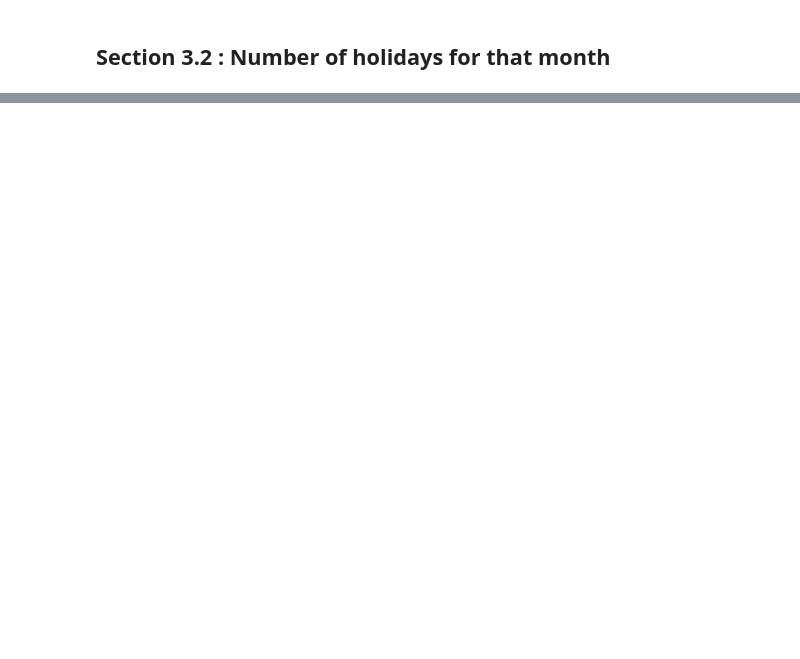
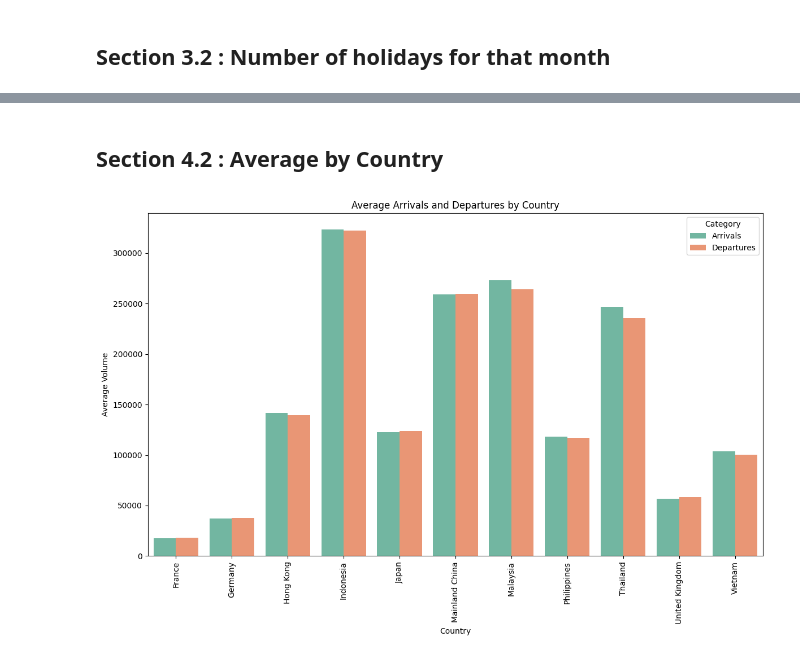
Before and after one commit to vianiecetan/traveltrends, a Jupyter notebook: flight_data_with_holidays.ipynb, the cells around one changed output, grey strips where cells are left out. Saved outputs shown, nothing was run; the diff lists cells and outputs as text; code cells hidden in the pictures; blank space fills up the shorter version.

```diff
--- a/flight_data_with_holidays.ipynb
+++ b/flight_data_with_holidays.ipynb
@@ -635,0 +460,28 @@ Processed and saved: merged_flight_train_with_holidays.csv
+# %%
+import pandas as pd
+import seaborn as sns
+import matplotlib.pyplot as plt
+
+# Load the dataset
+df = pd.read_csv('Dataset/merged_flight_train_with_holidays.csv')
+
+
+# Assuming df is your original DataFrame
+df_grouped = df.groupby('No of holidays')[['Arrivals', 'Departures']].mean().reset_index()
+
+# Bar chart with arrivals and departures side by side
+plt.figure(figsize=(8, 6))
+bar_width = 0.4
+index = df_grouped['No of holidays']
+
+plt.bar(index - bar_width/2, df_grouped['Arrivals'], bar_width, label='Arrivals', color='blue')
+plt.bar(index + bar_width/2, df_grouped['Departures'], bar_width, label='Departures', color='green')
+
+plt.xlabel('Number of Holidays')
+plt.ylabel('Average Volume')
+plt.title('Impact of Number of Holidays on Arrivals and Departures')
+plt.xticks(index)
+plt.legend()
+plt.grid(True)
+plt.tight_layout()
+plt.show()
@@ -635,0 +490,21 @@ Processed and saved: merged_flight_train_with_holidays.csv
+# %% [markdown]
+## Section 4.2 : Average by Country
+# %%
+# Average arrivals and departures by country
+country_impact = df.groupby('Country')[['Arrivals', 'Departures']].mean().reset_index()
+
+# Visualization with side-by-side bars for all countries
+plt.figure(figsize=(12, 8))
+sns.barplot(
+    data=country_impact.melt(id_vars='Country', value_vars=['Arrivals', 'Departures']),
+    x='Country', y='value', hue='variable', palette='Set2'
+)
+plt.xticks(rotation=90)  # Rotate for better readability
+plt.title('Average Arrivals and Departures by Country')
+plt.xlabel('Country')
+plt.ylabel('Average Volume')
+plt.legend(title='Category')
+plt.tight_layout()
+plt.show()
+# %% [output]
+[figure, added]
```
Also changed, not shown: parts of 26 cells of this notebook.
